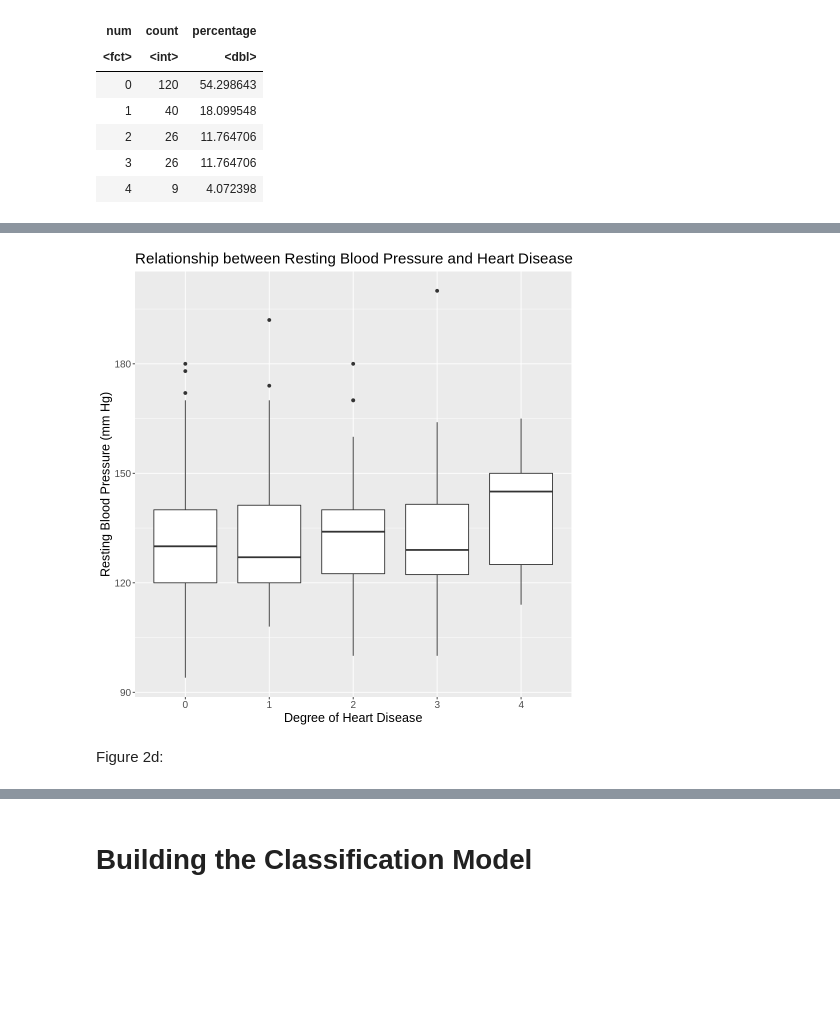
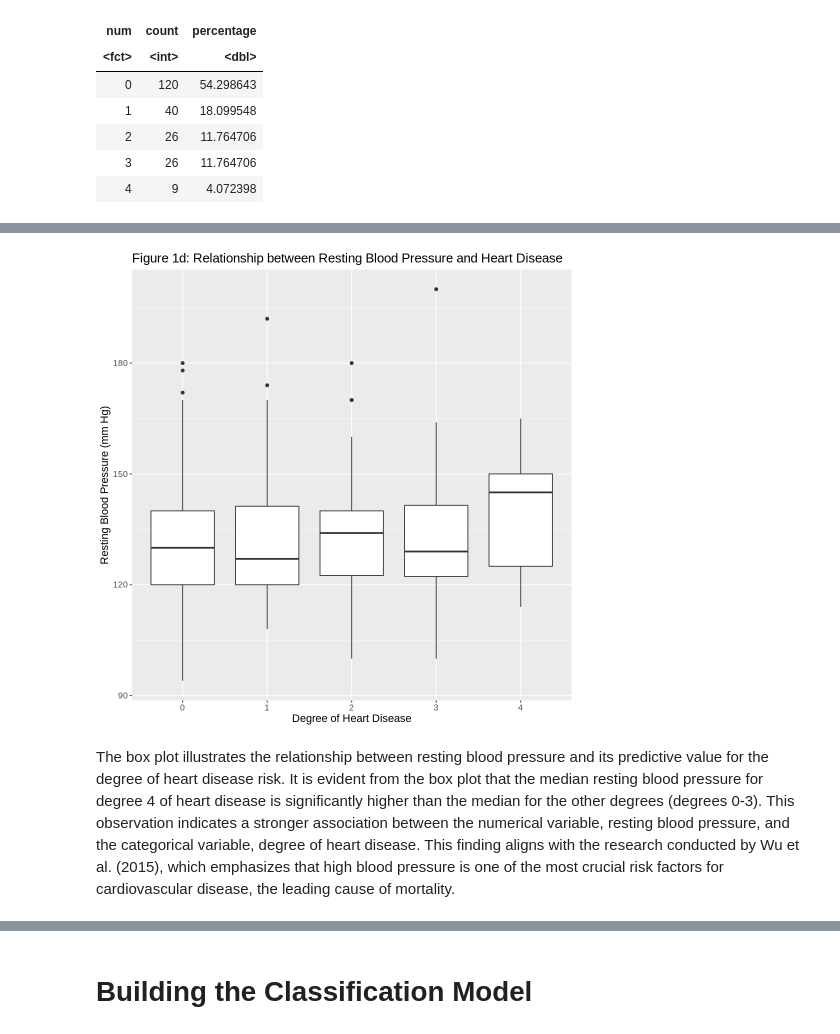
Before and after one commit to mikayladitosto/dsci-100-2023s1-group-14, a Jupyter notebook: Project.ipynb, the cells around one changed output, grey strips where cells are left out. Cells and saved outputs as stored; diff of their text form; code cells hidden in the pictures; blank space fills up the shorter version.

```diff
--- a/Project.ipynb
+++ b/Project.ipynb
@@ -228,16 +195,16 @@ Figure 2c:
 # %%
 bp_plot <- cleveland_training |>
     ggplot(aes(y = trestbps, x = num)) +
     geom_boxplot() +
     labs(x = "Degree of Heart Disease",
          y = "Resting Blood Pressure (mm Hg)") +
-    theme(text = element_text(size = 15)) +
-    ggtitle("Relationship between Resting Blood Pressure and Heart Disease")
+    theme(text = element_text(size = 13)) +
+    ggtitle("Figure 1d: Relationship between Resting Blood Pressure and Heart Disease")
 bp_plot
 # %% [output]
-[figure, old version]
+[figure, new version]
-# %% [markdown]
-Figure 2d:
+# %% [markdown]
+The box plot illustrates the relationship between resting blood pressure and its predictive value for the degree of heart disease risk. It is evident from the box plot that the median resting blood pressure for degree 4 of heart disease is significantly higher than the median for the other degrees (degrees 0-3). This observation indicates a stronger association between the numerical variable, resting blood pressure, and the categorical variable, degree of heart disease. This finding aligns with the research conducted by Wu et al. (2015), which emphasizes that high blood pressure is one of the most crucial risk factors for cardiovascular disease, the leading cause of mortality.
 # %%
 oldpeak_plot <- cleveland_training |>
     ggplot(aes(y = oldpeak, x = num)) +
```
Also changed, not shown: parts of 49 cells of this notebook.
